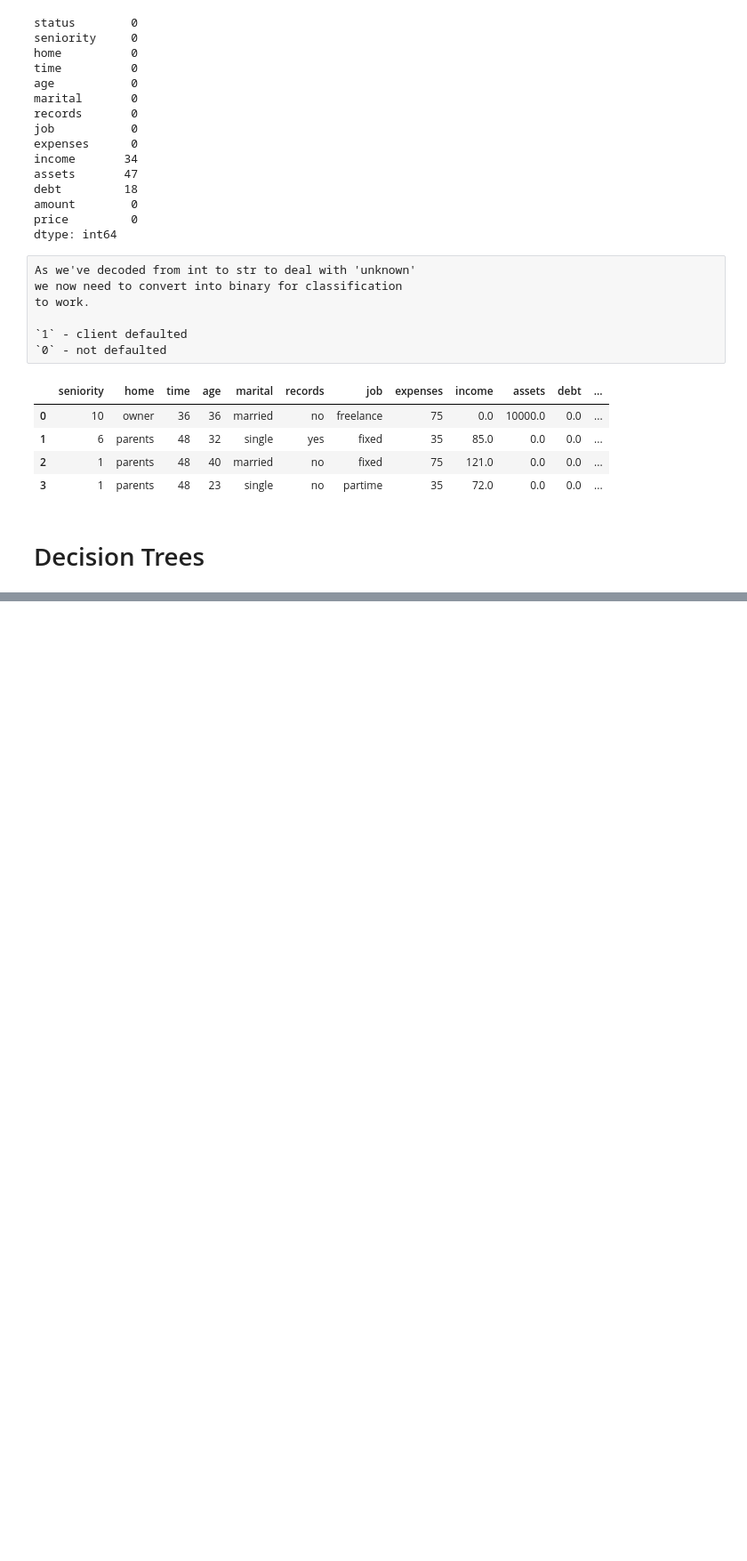
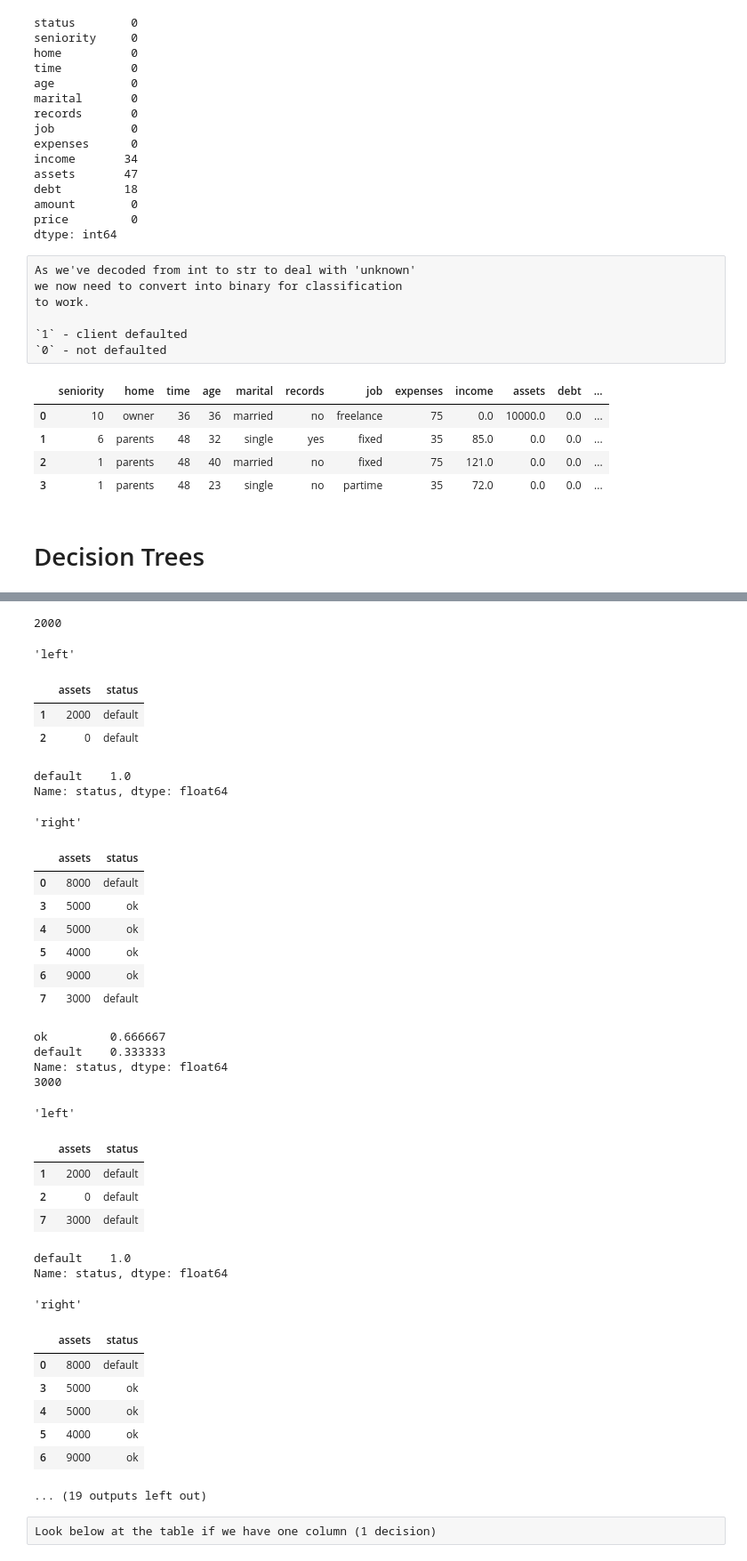
Before and after one commit to SleeplessChallenger/ML_ZoomCamp_code, a Jupyter notebook: 5.DecisionTree_EnsembleLearning/predictions.ipynb, the cells around one changed output, grey strips where cells are left out. Shown at 89% size. Drawn from its saved outputs; the diff is of its cells as text; code cells hidden in the pictures; blank space fills up the shorter version.

```diff
--- a/5.DecisionTree_EnsembleLearning/predictions.ipynb
+++ b/5.DecisionTree_EnsembleLearning/predictions.ipynb
@@ -212,0 +345,2 @@ df_train.head(4)
+# %%
+Ts = [2000, 3000, 4000, 5000, 8000]
@@ -212,0 +349,48 @@ df_train.head(4)
+# %%
+for t in Ts:
+    print(t)
+    left= df_ex[df_ex.assets <= t]
+    right = df_ex[df_ex.assets > t]
+
+    display('left', left)
+    print(left.status.value_counts(normalize=True))
+
+    display('right', right)
+    print(right.status.value_counts(normalize=True))
+# %% [output]
+2000
+'left'
+|  | assets | status |
+| 1 | 2000 | default |
+| 2 | 0 | default |
+default    1.0
+Name: status, dtype: float64
+'right'
+|  | assets | status |
+| 0 | 8000 | default |
+| 3 | 5000 | ok |
+| 4 | 5000 | ok |
+| 5 | 4000 | ok |
+| 6 | 9000 | ok |
+| 7 | 3000 | default |
+ok         0.666667
+default    0.333333
+Name: status, dtype: float64
+3000
+'left'
+|  | assets | status |
+| 1 | 2000 | default |
+| 2 | 0 | default |
+| 7 | 3000 | default |
+default    1.0
+Name: status, dtype: float64
+'right'
+|  | assets | status |
+| 0 | 8000 | default |
+| 3 | 5000 | ok |
+| 4 | 5000 | ok |
+| 5 | 4000 | ok |
+| 6 | 9000 | ok |
+... (19 outputs left out)
+# %% [raw]
+Look below at the table if we have one column (1 decision)
```
Also changed, not shown: parts of 31 cells of this notebook, 5 other files.
